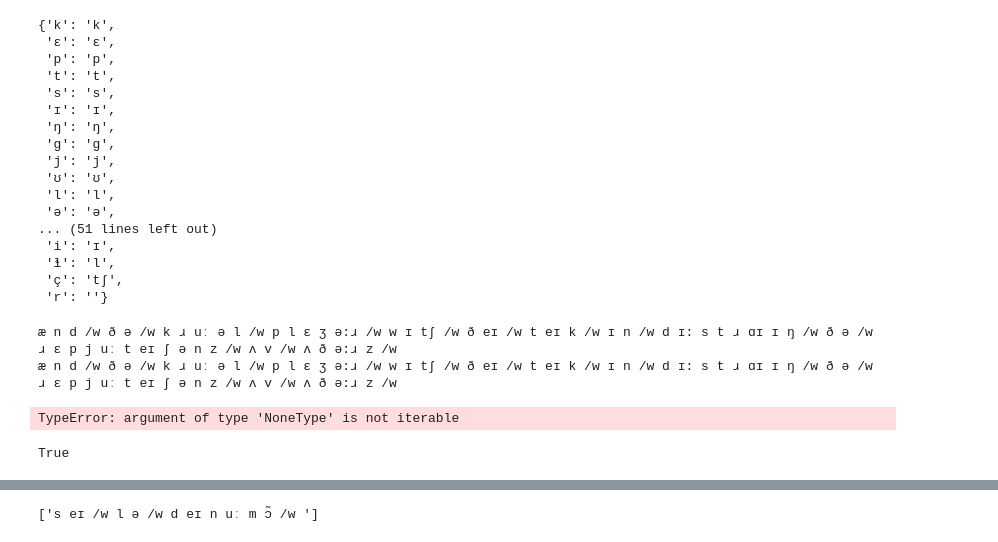
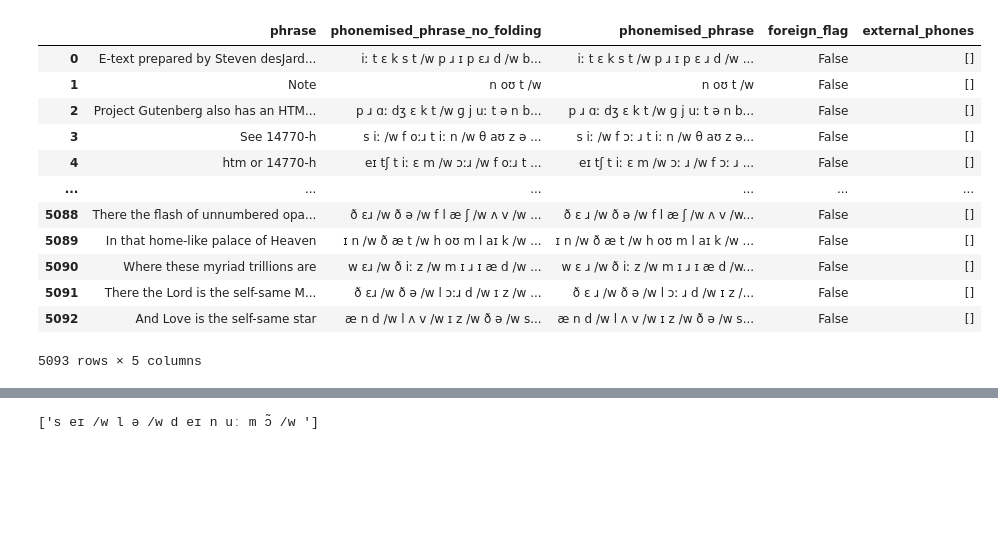
Before and after one commit to maureendss/protowuggy, a Jupyter notebook: scripts/Phonemising.ipynb, the cells around one changed output, grey strips where cells are left out. Drawn from its saved outputs; the diff is of its cells as text; code cells hidden in the pictures; blank space fills up the shorter version.

```diff
--- a/scripts/Phonemising.ipynb
+++ b/scripts/Phonemising.ipynb
@@ -57,38 +35,20 @@ and the cruel pleasure which they take in destroying the reputations of others
-# %%
-en_folding_dict
-# %% [output]
-{'k': 'k',
- 'ɛ': 'ɛ',
- 'p': 'p',
- 't': 't',
- 's': 's',
- 'ɪ': 'ɪ',
- 'ŋ': 'ŋ',
- 'ɡ': 'ɡ',
- 'j': 'j',
- 'ʊ': 'ʊ',
- 'l': 'l',
- 'ə': 'ə',
-... (51 lines left out)
- 'i': 'ɪ',
- 'ɬ': 'l',
- 'ç': 'tʃ',
- 'r': ''}
-# %%
-x= "æ n d /w ð ə /w k ɹ uː ə l /w p l ɛ ʒ ə:ɹ /w w ɪ tʃ /w ð eɪ /w t eɪ k /w ɪ n /w d ɪ: s t ɹ ɑɪ ɪ ŋ /w ð ə /w ɹ ɛ p j uː t eɪ ʃ ə n z /w ʌ v /w ʌ ð ə:ɹ z /w"
-print(x)
-for k in en_folding_dict.keys() :
-    x = x.replace(k, en_folding_dict[k])
-print(x)
-# %% [output]
-æ n d /w ð ə /w k ɹ uː ə l /w p l ɛ ʒ ə:ɹ /w w ɪ tʃ /w ð eɪ /w t eɪ k /w ɪ n /w d ɪ: s t ɹ ɑɪ ɪ ŋ /w ð ə /w ɹ ɛ p j uː t eɪ ʃ ə n z /w ʌ v /w ʌ ð ə:ɹ z /w
-æ n d /w ð ə /w k ɹ uː ə l /w p l ɛ ʒ ə:ɹ /w w ɪ tʃ /w ð eɪ /w t eɪ k /w ɪ n /w d ɪ: s t ɹ ɑɪ ɪ ŋ /w ð ə /w ɹ ɛ p j uː t eɪ ʃ ə n z /w ʌ v /w ʌ ð ə:ɹ z /w
-# %%
-folding_dict=en_folding_dict
-df['external_phones'] = df.apply(lambda r : [x for x in nltk.tokenize.word_tokenize(r['phonemised_phrase']) if not ['flag'] and x not in [r for r in folding_dict.keys()].append('/w')], axis=1)
-# %% [output]
-TypeError: argument of type 'NoneType' is not iterable
-# %%
-"ɪ" == "ɪ"
-# %% [output]
-True
+# %%
+txt = "../text/phonemisation/EN/LibriVox/1000worlds_0709_librivox_64kb_mp3_text"
+with open(os.path.join(txt, "phon_phrases_processed.pkl"), 'rb') as infile:
+    df = pickle.load(infile)
+# %%
+df[~df["external_phones"].astype(bool)]
+# %% [output]
+|  | phrase | phonemised_phrase_no_folding | phonemised_phrase | foreign_flag | external_phones |
+| 0 | E-text prepared by Steven desJard... | iː t ɛ k s t /w p ɹ ɪ p ɛɹ d /w b... | iː t ɛ k s t /w p ɹ ɪ p ɛ ɹ d /w ... | False | [] |
+| 1 | Note | n oʊ t /w | n oʊ t /w | False | [] |
+| 2 | Project Gutenberg also has an HTM... | p ɹ ɑː dʒ ɛ k t /w ɡ j uː t ə n b... | p ɹ ɑː dʒ ɛ k t /w ɡ j uː t ə n b... | False | [] |
+| 3 | See 14770-h | s iː /w f oːɹ t iː n /w θ aʊ z ə ... | s iː /w f ɔː ɹ t iː n /w θ aʊ z ə... | False | [] |
+| 4 | htm or 14770-h | eɪ tʃ t iː ɛ m /w ɔːɹ /w f oːɹ t ... | eɪ tʃ t iː ɛ m /w ɔː ɹ /w f ɔː ɹ ... | False | [] |
+| ... | ... | ... | ... | ... | ... |
+| 5088 | There the flash of unnumbered opa... | ð ɛɹ /w ð ə /w f l æ ʃ /w ʌ v /w ... | ð ɛ ɹ /w ð ə /w f l æ ʃ /w ʌ v /w... | False | [] |
+| 5089 | In that home-like palace of Heaven | ɪ n /w ð æ t /w h oʊ m l aɪ k /w ... | ɪ n /w ð æ t /w h oʊ m l aɪ k /w ... | False | [] |
+| 5090 | Where these myriad trillions are | w ɛɹ /w ð iː z /w m ɪ ɹ ɪ æ d /w ... | w ɛ ɹ /w ð iː z /w m ɪ ɹ ɪ æ d /w... | False | [] |
+| 5091 | There the Lord is the self-same M... | ð ɛɹ /w ð ə /w l ɔːɹ d /w ɪ z /w ... | ð ɛ ɹ /w ð ə /w l ɔː ɹ d /w ɪ z /... | False | [] |
+| 5092 | And Love is the self-same star | æ n d /w l ʌ v /w ɪ z /w ð ə /w s... | æ n d /w l ʌ v /w ɪ z /w ð ə /w s... | False | [] |
+5093 rows × 5 columns
```
Also changed, not shown: parts of 25 cells of this notebook, 2 other files.
